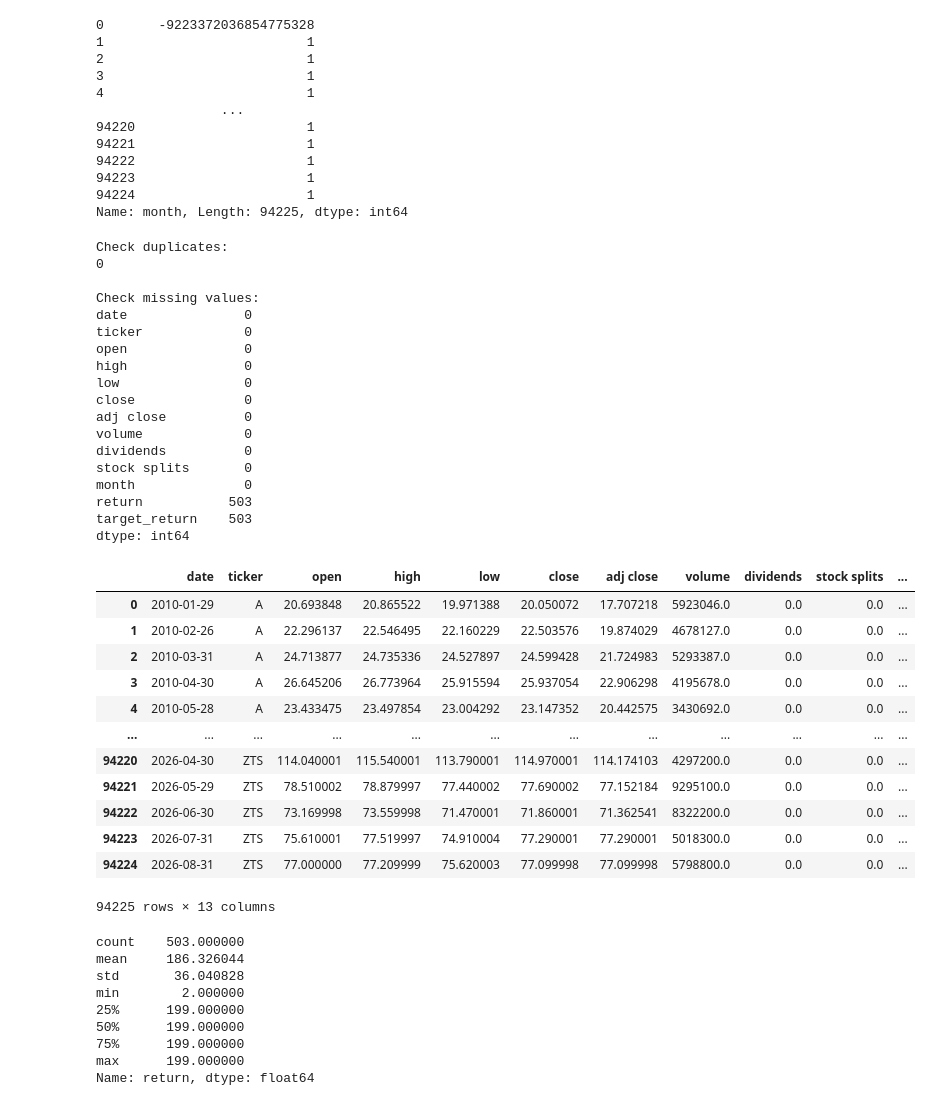
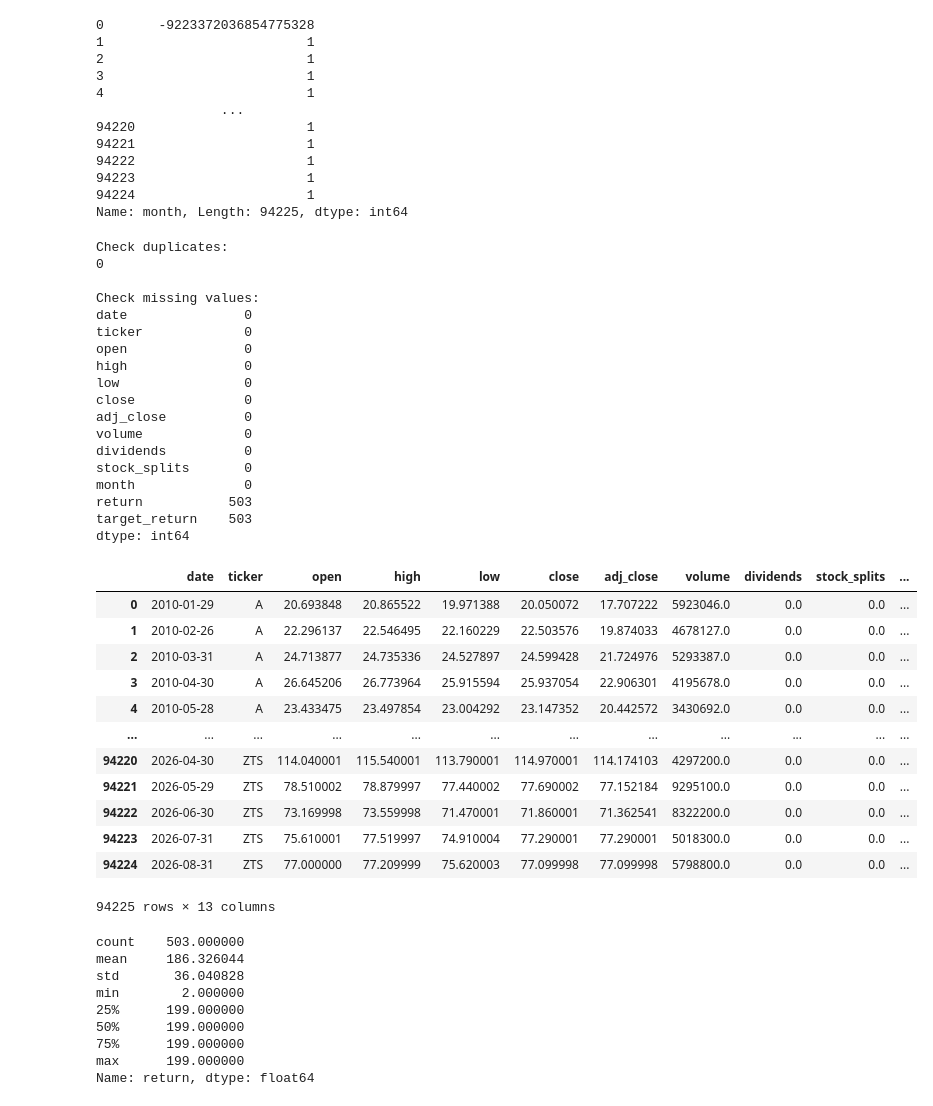
Before and after one commit to victornguyen1003/ml-cross-sectional-alpha-research, a Jupyter notebook: notebooks/01_data_audit.ipynb, the cells around one changed output. Saved outputs shown, nothing was run; the diff lists cells and outputs as text; code cells hidden in the pictures.

```diff
--- a/notebooks/01_data_audit.ipynb
+++ b/notebooks/01_data_audit.ipynb
@@ -53,7 +53,7 @@ raw
 # %%
 raw_long = raw.copy().stack(level='Ticker').reset_index()
 raw_long.columns.name = None
-raw_long.columns = raw_long.columns.str.lower()
+raw_long.columns = raw_long.columns.str.lower().str.replace(' ', '_', regex=False)
 raw_long = raw_long.sort_values(by=['ticker', 'date'])
 raw_long
 # %% [output]
@@ -75,7 +75,7 @@ raw_path = Path('../data/raw/sp500_2010_2026.csv')
 raw_path.parent.mkdir(parents=True, exist_ok=True)
 raw_long.to_csv(raw_path, index=False)
 # %%
-clean = raw_long.copy().drop_duplicates().dropna(subset='adj close')
+clean = raw_long.copy().drop_duplicates().dropna(subset='adj_close')
 clean['month'] = clean['date'].dt.to_period('M')
 clean = clean[clean['month'] < pd.Timestamp.today().to_period('M')]
 clean = clean.groupby(by=['ticker', 'month']).tail(1).reset_index(drop=True)
@@ -98,42 +98,42 @@ month_gap
 94224                      1
 Name: month, Length: 94225, dtype: int64
 # %%
-clean['return'] = clean['adj close'] / prev_month['adj close'] - 1
+clean['return'] = clean['adj_close'] / prev_month['adj_close'] - 1
 clean['return'] = np.where(month_gap!=1, np.nan, clean['return'])
 clean['target_return'] = clean.groupby('ticker')['return'].shift(-1)
 
 print("Check duplicates:")
 print(clean.duplicated(['ticker','month']).sum())
 
 print("\nCheck missing values:")
 print(clean.isna().sum())
 
 clean
 # %% [output]
 Check duplicates:
 0
 
 Check missing values:
 date               0
 ticker             0
 open               0
 high               0
 low                0
 close              0
-adj close          0
+adj_close          0
 volume             0
 dividends          0
-stock splits       0
+stock_splits       0
 month              0
 return           503
 target_return    503
 dtype: int64
-|  | date | ticker | open | high | low | close | adj close | volume | dividends | stock splits | ... |
-| 0 | 2010-01-29 | A | 20.693848 | 20.865522 | 19.971388 | 20.050072 | 17.707218 | 5923046.0 | 0.0 | 0.0 | ... |
-| 1 | 2010-02-26 | A | 22.296137 | 22.546495 | 22.160229 | 22.503576 | 19.874029 | 4678127.0 | 0.0 | 0.0 | ... |
-| 2 | 2010-03-31 | A | 24.713877 | 24.735336 | 24.527897 | 24.599428 | 21.724983 | 5293387.0 | 0.0 | 0.0 | ... |
-| 3 | 2010-04-30 | A | 26.645206 | 26.773964 | 25.915594 | 25.937054 | 22.906298 | 4195678.0 | 0.0 | 0.0 | ... |
-| 4 | 2010-05-28 | A | 23.433475 | 23.497854 | 23.004292 | 23.147352 | 20.442575 | 3430692.0 | 0.0 | 0.0 | ... |
+|  | date | ticker | open | high | low | close | adj_close | volume | dividends | stock_splits | ... |
+| 0 | 2010-01-29 | A | 20.693848 | 20.865522 | 19.971388 | 20.050072 | 17.707222 | 5923046.0 | 0.0 | 0.0 | ... |
+| 1 | 2010-02-26 | A | 22.296137 | 22.546495 | 22.160229 | 22.503576 | 19.874033 | 4678127.0 | 0.0 | 0.0 | ... |
+| 2 | 2010-03-31 | A | 24.713877 | 24.735336 | 24.527897 | 24.599428 | 21.724976 | 5293387.0 | 0.0 | 0.0 | ... |
+| 3 | 2010-04-30 | A | 26.645206 | 26.773964 | 25.915594 | 25.937054 | 22.906301 | 4195678.0 | 0.0 | 0.0 | ... |
+| 4 | 2010-05-28 | A | 23.433475 | 23.497854 | 23.004292 | 23.147352 | 20.442572 | 3430692.0 | 0.0 | 0.0 | ... |
 | ... | ... | ... | ... | ... | ... | ... | ... | ... | ... | ... | ... |
 | 94220 | 2026-04-30 | ZTS | 114.040001 | 115.540001 | 113.790001 | 114.970001 | 114.174103 | 4297200.0 | 0.0 | 0.0 | ... |
 | 94221 | 2026-05-29 | ZTS | 78.510002 | 78.879997 | 77.440002 | 77.690002 | 77.152184 | 9295100.0 | 0.0 | 0.0 | ... |
```
Also changed, not shown: parts of 2 cells of this notebook.
